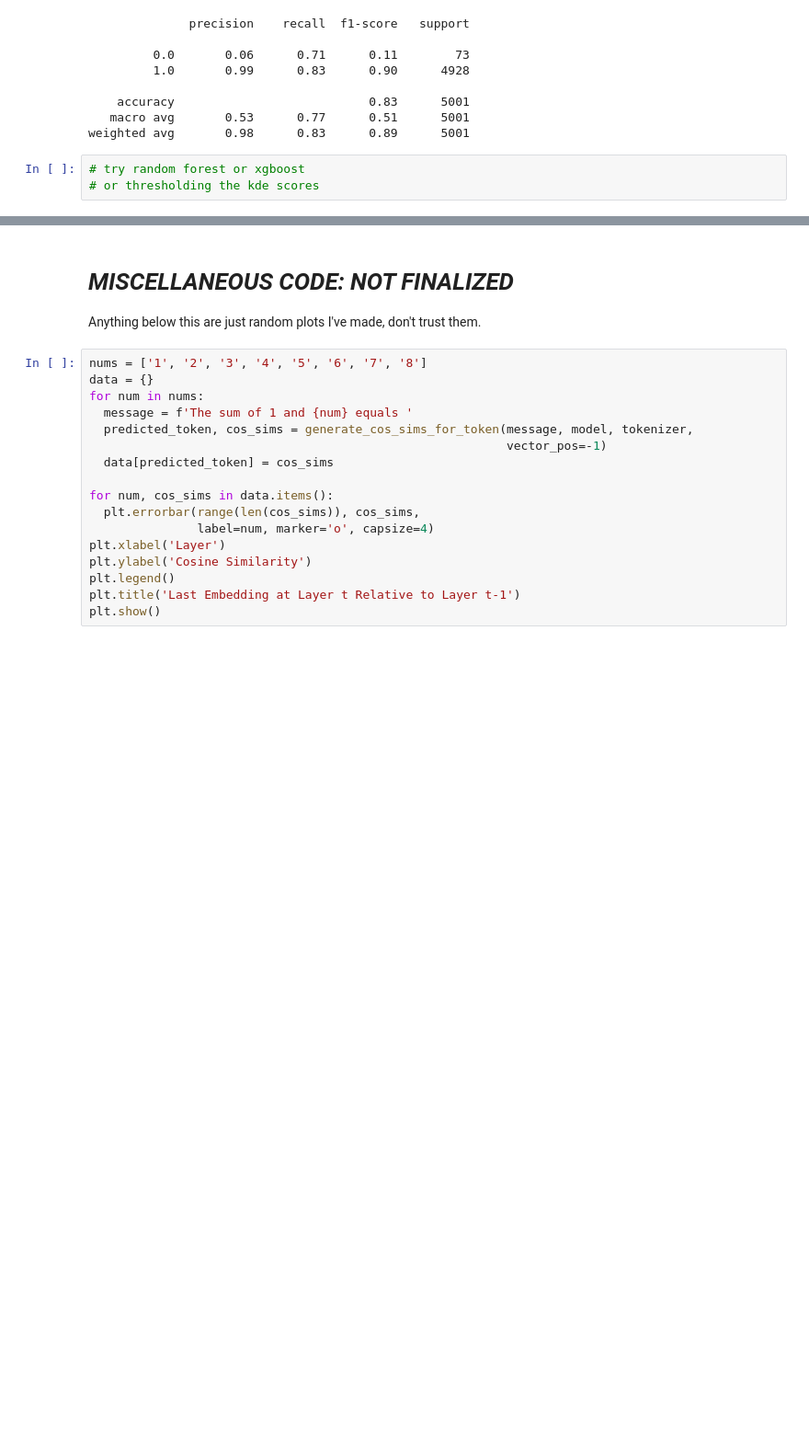
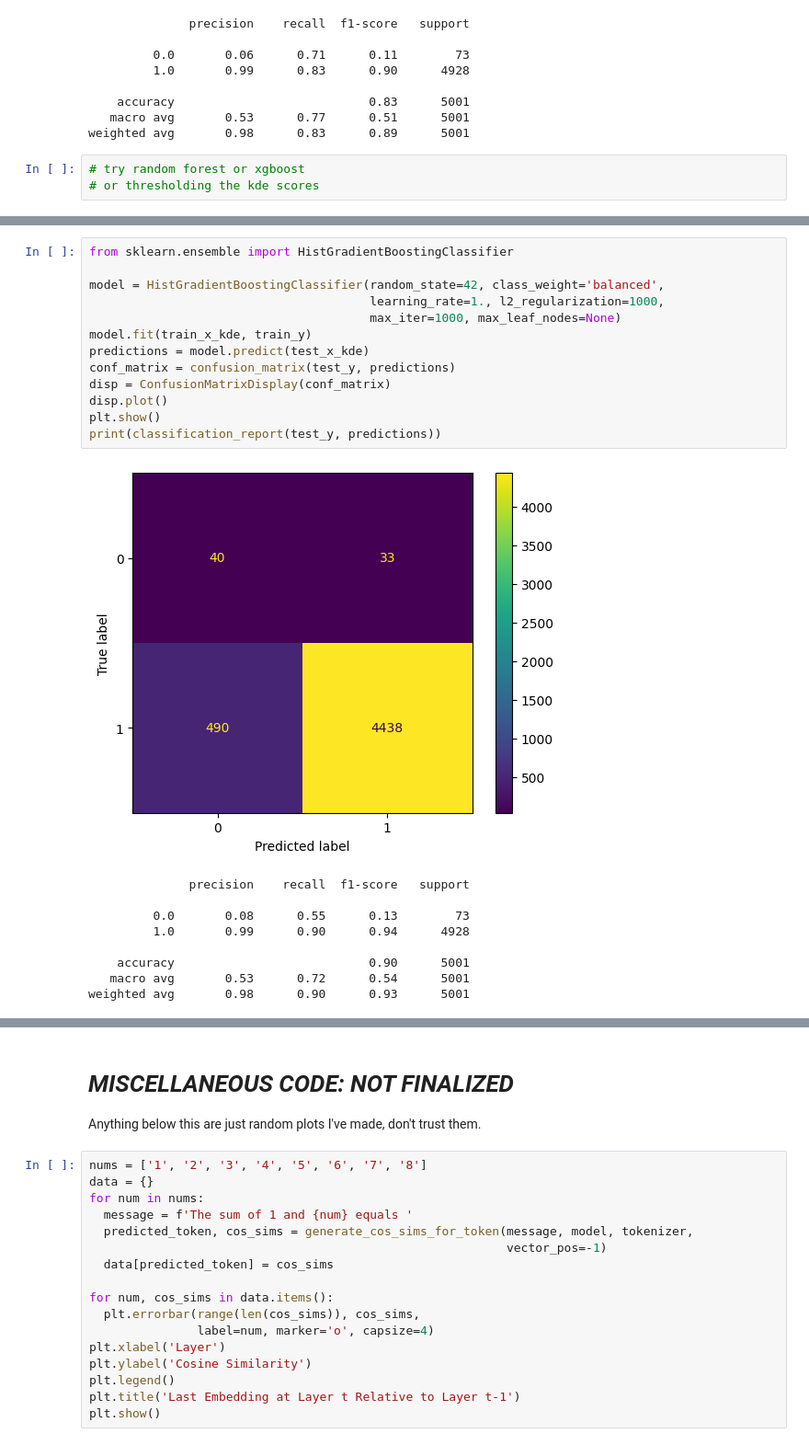
Before and after one commit to patelraj7021/llm-hallucination-monitoring, a Jupyter notebook: CAIS_research_project.ipynb, the cells around one changed output, grey strips where cells are left out. Shown at 92% size. Saved outputs shown, nothing was run; the diff lists cells and outputs as text; blank space fills up the shorter version.

```diff
--- a/CAIS_research_project.ipynb
+++ b/CAIS_research_project.ipynb
@@ -890,0 +961,23 @@ weighted avg       0.98      0.83      0.89      5001
+# %%
+from sklearn.ensemble import HistGradientBoostingClassifier
+
+model = HistGradientBoostingClassifier(random_state=42, class_weight='balanced',
+                                       learning_rate=1., l2_regularization=1000,
+                                       max_iter=1000, max_leaf_nodes=None)
+model.fit(train_x_kde, train_y)
+predictions = model.predict(test_x_kde)
+conf_matrix = confusion_matrix(test_y, predictions)
+disp = ConfusionMatrixDisplay(conf_matrix)
+disp.plot()
+plt.show()
+print(classification_report(test_y, predictions))
+# %% [output]
+[figure, added]
+              precision    recall  f1-score   support
+
+         0.0       0.08      0.55      0.13        73
+         1.0       0.99      0.90      0.94      4928
+
+    accuracy                           0.90      5001
+   macro avg       0.53      0.72      0.54      5001
+weighted avg       0.98      0.90      0.93      5001
```
Also changed, not shown: parts of 15 cells of this notebook.
